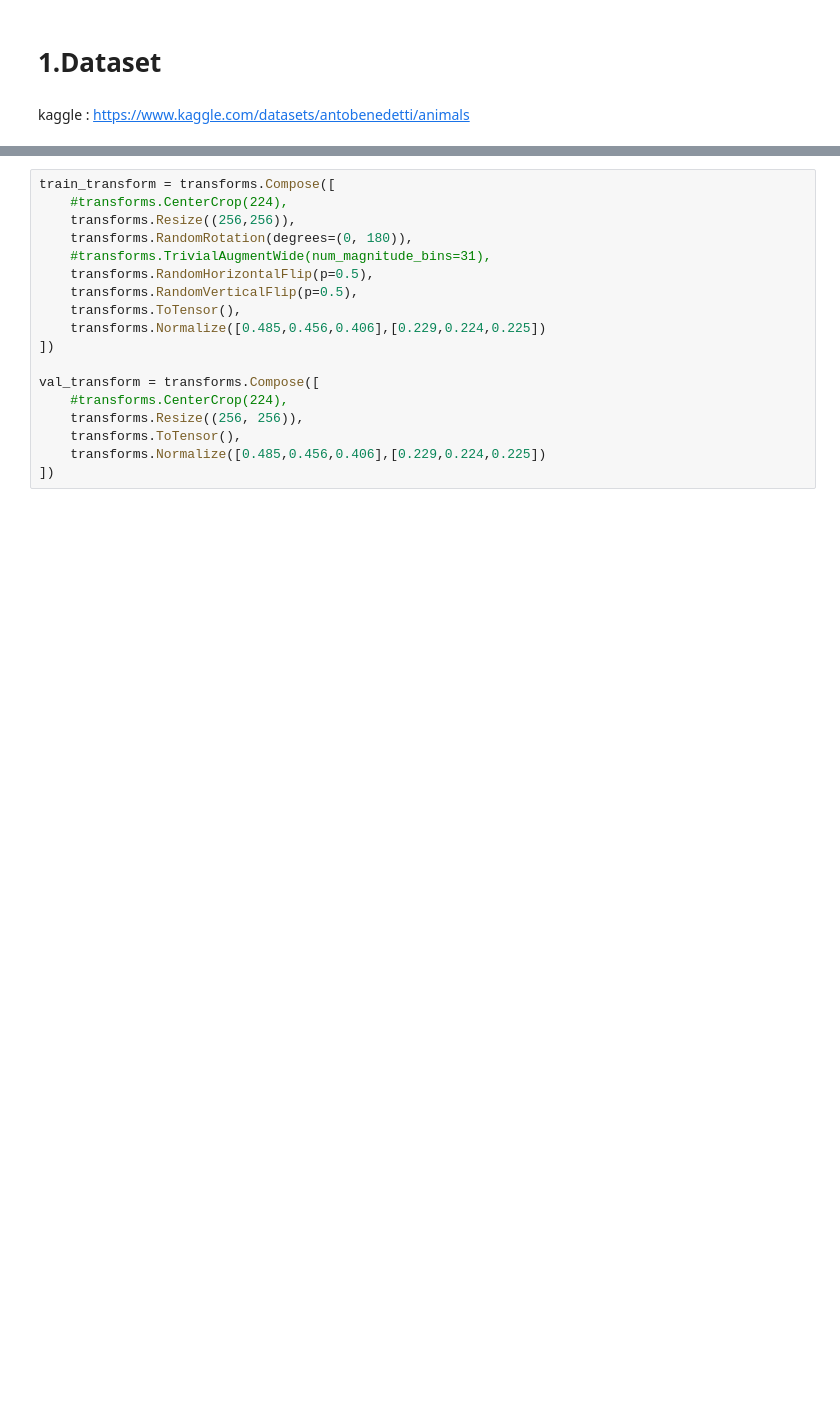
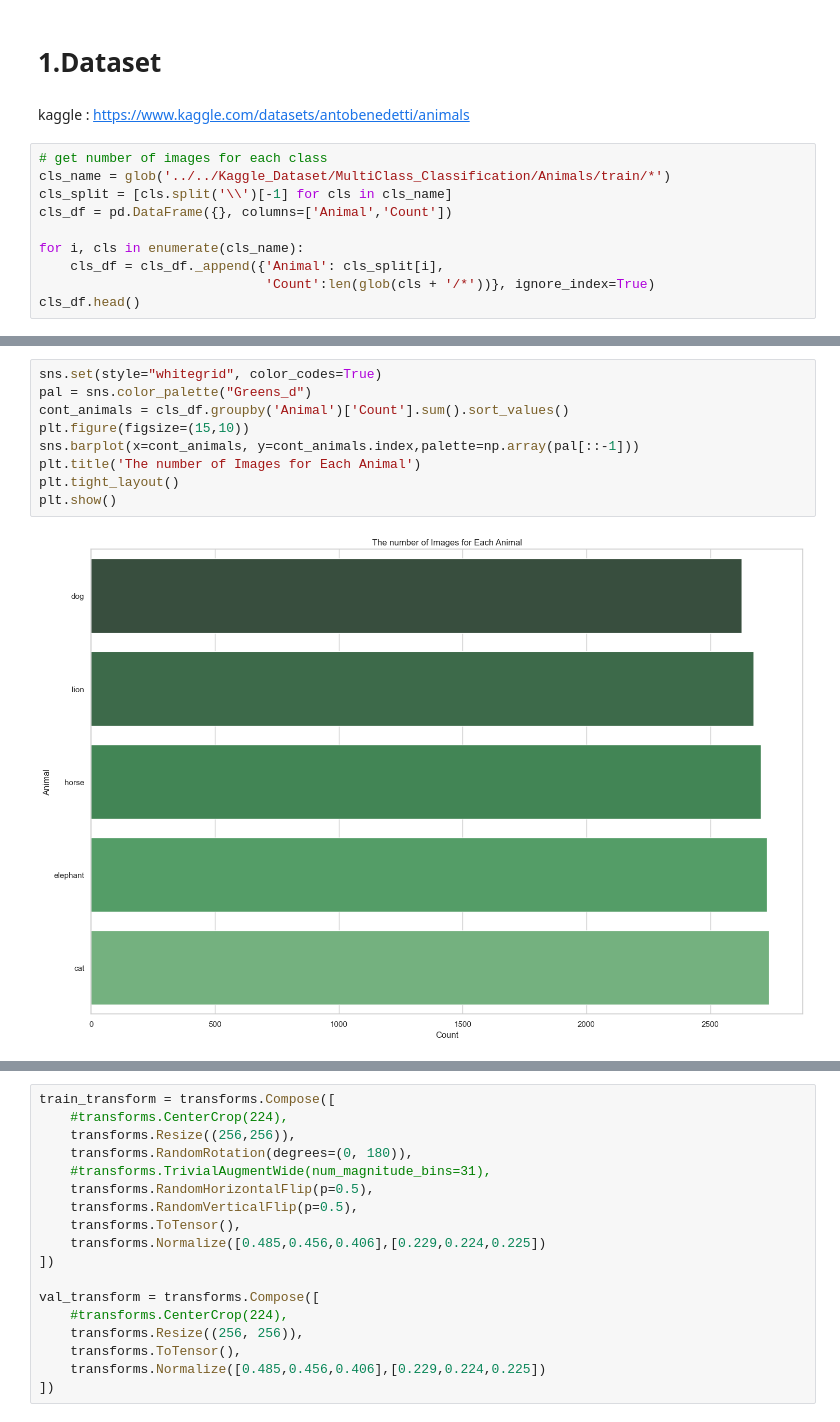
Before and after one commit to mohamedmagdy841/animals-classification, a Jupyter notebook: Animals.ipynb, the cells around one changed output, grey strips where cells are left out. Drawn from its saved outputs; the diff is of its cells as text; blank space fills up the shorter version.

```diff
--- a/Animals.ipynb
+++ b/Animals.ipynb
@@ -37,3 +41,13 @@ LEARNING_RATE = 1e-3
 # 1.Dataset
 # %% [markdown]
  kaggle : https://www.kaggle.com/datasets/antobenedetti/animals
+# %%
+# get number of images for each class
+cls_name = glob('../../Kaggle_Dataset/MultiClass_Classification/Animals/train/*')
+cls_split = [cls.split('\\')[-1] for cls in cls_name]
+cls_df = pd.DataFrame({}, columns=['Animal','Count'])
+
+for i, cls in enumerate(cls_name):
+    cls_df = cls_df._append({'Animal': cls_split[i],
+                             'Count':len(glob(cls + '/*'))}, ignore_index=True)
+cls_df.head()
@@ -39,0 +61,11 @@ LEARNING_RATE = 1e-3
+# %%
+sns.set(style="whitegrid", color_codes=True)
+pal = sns.color_palette("Greens_d")
+cont_animals = cls_df.groupby('Animal')['Count'].sum().sort_values()
+plt.figure(figsize=(15,10))
+sns.barplot(x=cont_animals, y=cont_animals.index,palette=np.array(pal[::-1]))
+plt.title('The number of Images for Each Animal')
+plt.tight_layout()
+plt.show()
+# %% [output]
+[figure, added]
```
Also changed, not shown: parts of 36 cells of this notebook, 3 other files.
